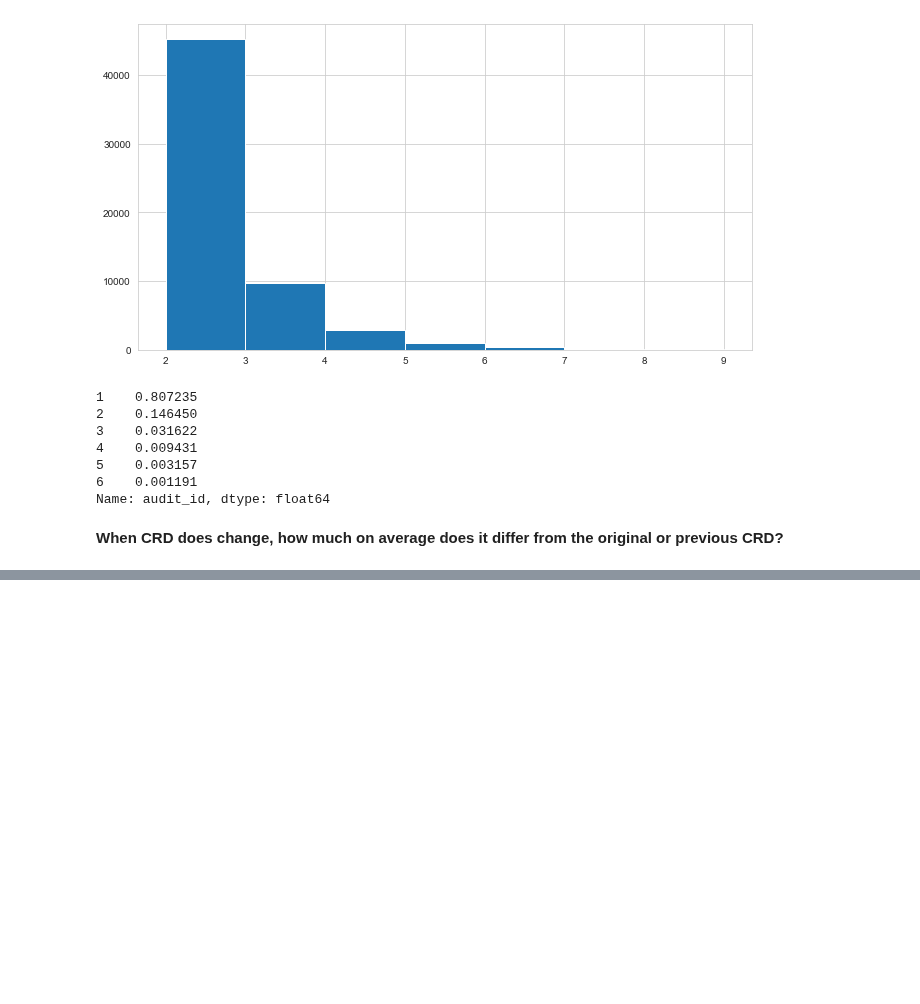
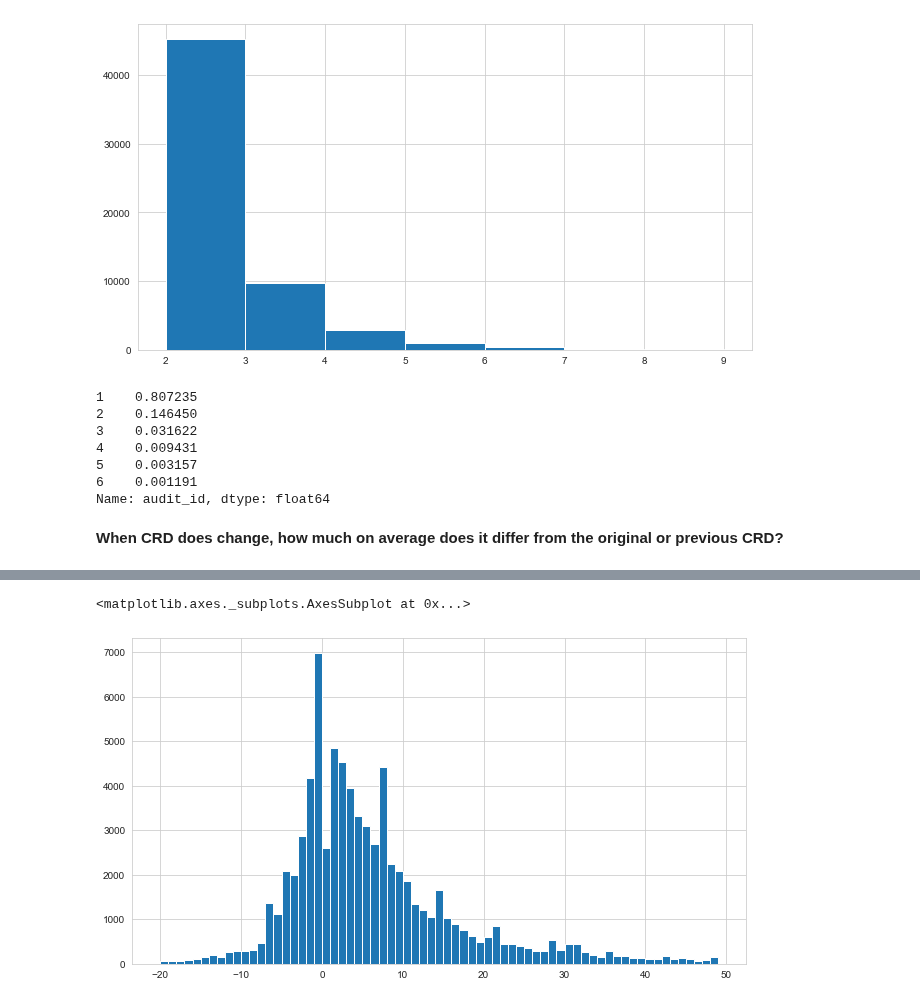
Before and after one commit to Per48edjes/Misc-DA-Prob-Stat, a Jupyter notebook: Lesson_3/Python_3/pandas_3_functions_and_eda.ipynb, the cells around one changed output, grey strips where cells are left out. Saved outputs shown, nothing was run; the diff lists cells and outputs as text; code cells hidden in the pictures; blank space fills up the shorter version.

```diff
--- a/Lesson_3/Python_3/pandas_3_functions_and_eda.ipynb
+++ b/Lesson_3/Python_3/pandas_3_functions_and_eda.ipynb
@@ -250,9 +250,6 @@ crd_changes.sample(5)
 | 241588 | 2d903734-7fe4-4ceb-ba2e-cd5bf31ad061 | 8292224 | create | 895207 | 2020-09-08 21:44:54.188000+00:00 | "2020-10-06" | 2020-11-13 17:29:33.680335 | 2020-11-13 17:47:50.474152 |
 | 93678 | 45a71656-5e2a-4cae-98dd-5b04f244d577 | 8292138 | create | 899187 | 2020-09-08 21:33:49.992000+00:00 | "2020-09-07" | 2020-09-08 21:33:15.029815 | 2020-09-08 21:33:43.859163 |
 | 332073 | c2f4c863-4fb8-4943-9f5c-15d9b89d05be | 6701363 | create | 740847 | 2020-03-14 01:42:47.400000+00:00 | "2020-03-16" | 2020-03-09 16:48:39.815871 | 2020-03-14 01:42:39.009066 |
-# %%
-# the CRD field is a bit funky, let's deal with that
-crd_changes['crd'] = pd.to_datetime(crd_changes.crd.str.strip('"'), errors='coerce')
 # %%
 # are the types correct?
 crd_changes.dtypes
@@ -341,3 +377,39 @@ crd_comparison.head()
 | 2 | 3755836 | 118cc2d4-b045-4c73-879a-1bdf14f2eb11 | update | 466004 | 2020-01-03 09:10:38.638000+00:00 | 2018-10-10 | 2019-01-17 11:04:49.781597 | 2019-01-17 11:06:10.277585 | ... |
 | 3 | 3755944 | 55e71d31-628e-45c5-91b5-e92d11749266 | update | 466009 | 2020-01-03 09:11:00.860000+00:00 | 2018-10-14 | 2018-12-19 09:25:42.322081 | 2018-12-19 09:25:51.627186 | ... |
 | 4 | 3756929 | 1c8127d7-d21d-4f88-bf71-7dd7f6b13193 | update | 466013 | 2020-01-03 09:11:20.273000+00:00 | 2018-10-17 | 2018-12-19 09:56:18.845739 | 2018-12-19 12:53:06.579606 | ... |
+# %%
+# let's add this logic to our processing function
+# normally I wouldn't write a second function - I'd just update the first one
+def format_change_data_updated(data: pd.DataFrame) -> pd.DataFrame:
+    """
+    perform post-processing on the query output from ``get_crd_changes``
+    - strip double quotes from CRD
+    - add first CRD information
+    - add previous CRD information
+    """
+    # crd formatting
+    output = data.copy()
+    output['crd'] = pd.to_datetime(crd_changes.crd.str.strip('"'), errors='coerce')
+
+    # add first and previous CRD information
+    first_crd = output.sort_values('changed_at').groupby('leg_id')[['crd', 'changed_at']].first()
+    previous_crd = output.sort_values('changed_at').groupby('leg_id').crd.shift(1)
+
+    output = output \
+        .join(previous_crd, how='inner', rsuffix='_prev') \
+        .set_index('leg_id') \
+        .join(first_crd, how='inner', rsuffix='_first') \
+        .reset_index()
+
+    output['crd_order'] = output.groupby('leg_id').changed_at.rank(method='min')
+
+    # generate columns for differences
+    output['difference_from_prev'] = (output.crd - output.crd_prev) / np.timedelta64(1, 'D')
+    output['difference_from_first'] = (output.crd - output.crd_first) / np.timedelta64(1, 'D')
+
+    # null the difference from first if it is the first
+    output.loc[output.crd_order == 1, 'difference_from_first'] = np.nan
+
+    return output
+# %%
+crd_comparison = format_change_data_updated(crd_changes)
@@ -343,0 +428,5 @@ crd_comparison.head()
+# %%
+crd_comparison.difference_from_first.hist(bins=np.arange(-20, 50, 1))
+# %% [output]
+<matplotlib.axes._subplots.AxesSubplot at 0x...>
+[figure, added]
```
Also changed, not shown: parts of 9 cells of this notebook.
